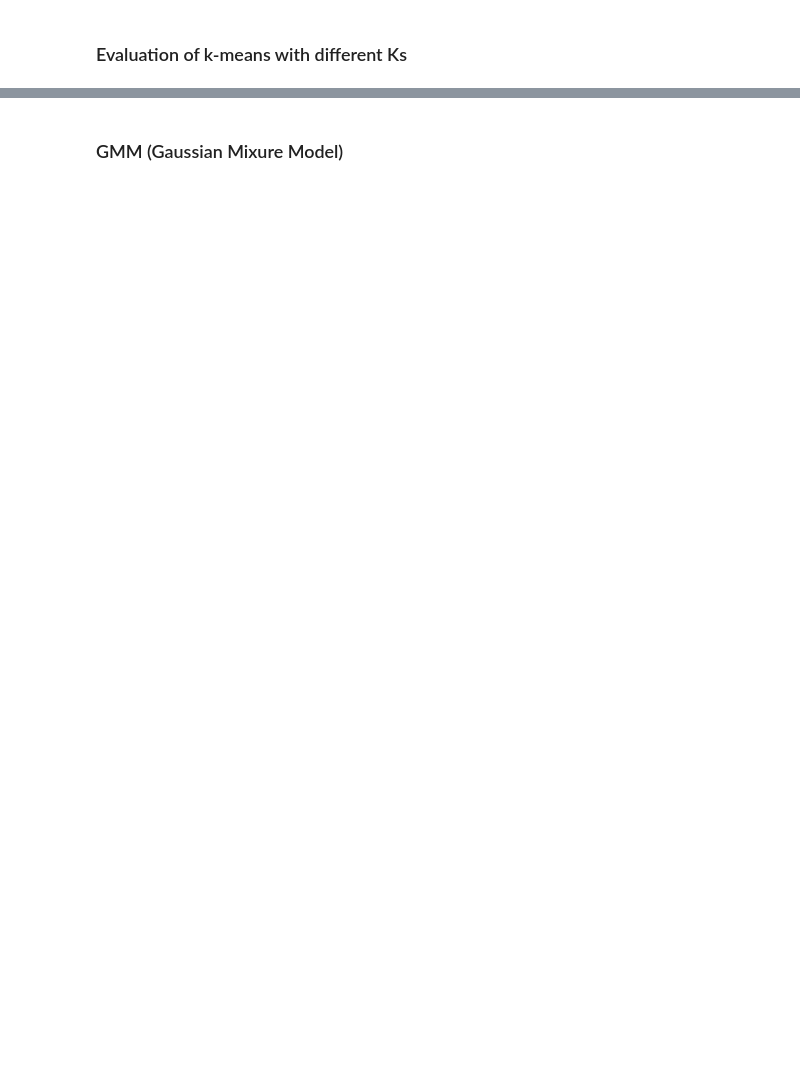
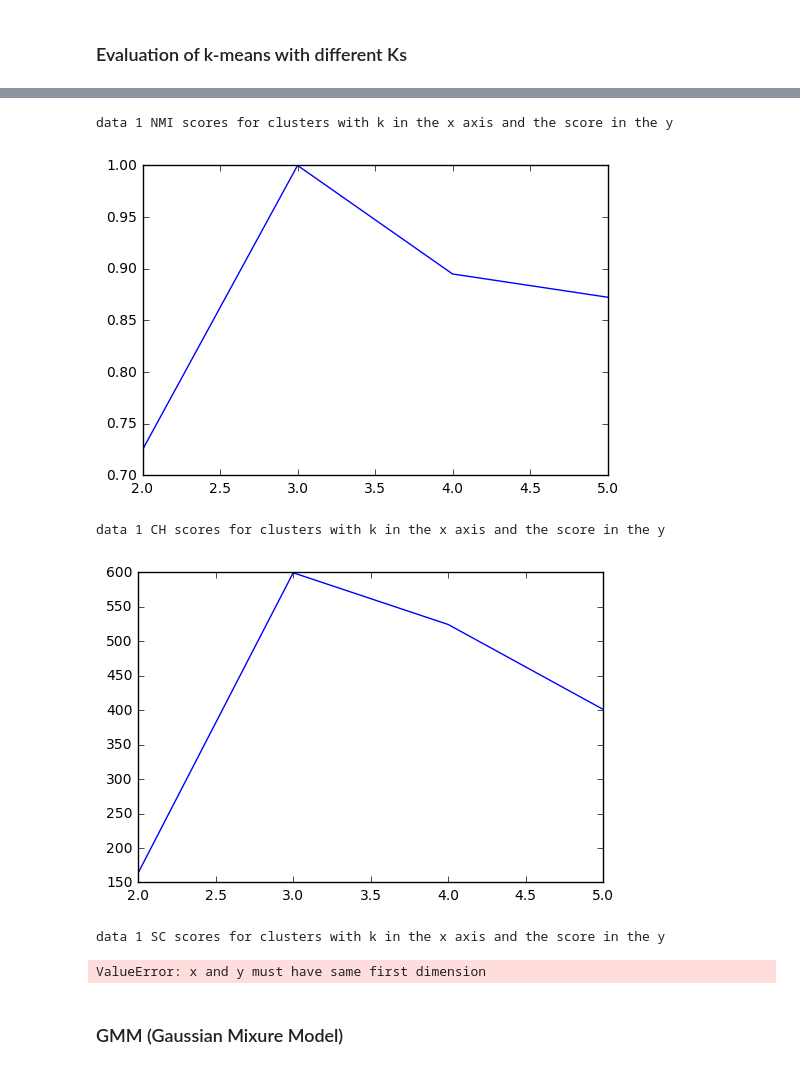
Before and after one commit to mahaalkh/CS6220_DataMining, a Jupyter notebook: Maha_Alkhairy_CS6220_HW4/HW4_MahaAlkhairy/HW4_MahaAlkhairy.ipynb, the cells around one changed output, grey strips where cells are left out. Cells and saved outputs as stored; diff of their text form; code cells hidden in the pictures; blank space fills up the shorter version.

Commit message:
just finish question 3 and scan the written part :) and maybe fix some errors

```diff
--- a/Maha_Alkhairy_CS6220_HW4/HW4_MahaAlkhairy/HW4_MahaAlkhairy.ipynb
+++ b/Maha_Alkhairy_CS6220_HW4/HW4_MahaAlkhairy/HW4_MahaAlkhairy.ipynb
@@ -769,14 +781,14 @@ def get_clustering_scores_k_means(data_matrix, true_labels, clusterings_sse):
     return (NMI, SC, CH, sse)
 # %%
 scores_clustering_data1 = [get_clustering_scores_k_means(data1_matrix, data1_labels, data1_cluster_assignments[i])
-                           for i in range(5)]
+                           for i in range(4)]
 
 print("========================= scores for data 2 =========================")
 
 scores_clustering_data2 = [get_clustering_scores_k_means(data2_matrix, data2_labels, data2_cluster_assignments[i])
-                           for i in range(5)]
+                           for i in range(4)]
 
 print("========================= scores for data 3 =========================")
 
 scores_clustering_data3 = [get_clustering_scores_k_means(data3_matrix, data3_labels, data3_cluster_assignments[i])
-                           for i in range(5)]
+                           for i in range(4)]
@@ -818,11 +848,11 @@ for NMI, SC, CH, sse in scores_clustering_data3:
 
 #######################################
 print("data 1 NMI scores for clusters with k in the x axis and the score in the y")
-plt.plot([1, 2, 3, 4, 5], NMI_data1)
+plt.plot([2, 3, 4, 5], NMI_data1)
 plt.show()
 
 print("data 1 CH scores for clusters with k in the x axis and the score in the y")
-plt.plot([2, 3, 4, 5], CH_data1[1:])
+plt.plot([2, 3, 4, 5], CH_data1)
 plt.show()
 
 print("data 1 SC scores for clusters with k in the x axis and the score in the y")
@@ -830,47 +860,54 @@ plt.plot([2, 3, 4, 5], SC_data1[1:])
 plt.show()
 
 print("data 1 sse scores for clusters with k in the x axis and the score in the y")
-plt.plot([1, 2, 3, 4, 5], sse_data1)
+plt.plot([2, 3, 4, 5], sse_data1)
 plt.show()
 
 
 #######################################
 
 print("data 2 NMI scores for clusters with k in the x axis and the score in the y")
-plt.plot([1, 2, 3, 4, 5], NMI_data2)
+plt.plot([2, 3, 4, 5], NMI_data2)
 plt.show()
 
 print("data 2 CH scores for clusters with k in the x axis and the score in the y")
-plt.plot([2, 3, 4, 5], CH_data2[1:])
+plt.plot([2, 3, 4, 5], CH_data2)
 plt.show()
 
 
 print("data 2 SC scores for clusters with k in the x axis and the score in the y")
-plt.plot([2, 3, 4, 5], SC_data2[1:])
+plt.plot([2, 3, 4, 5], SC_data2)
 plt.show()
 
 
 print("data 2 sse scores for clusters with k in the x axis and the score in the y")
-plt.plot([1, 2, 3, 4, 5], sse_data2)
+plt.plot([2, 3, 4, 5], sse_data2)
 plt.show()
 
 
 #######################################
 print("data 3 NMI scores for clusters with k in the x axis and the score in the y")
-plt.plot([1, 2, 3, 4, 5], NMI_data3)
+plt.plot([2, 3, 4, 5], NMI_data3)
 plt.show()
 
 print("data 3 CH scores for clusters with k in the x axis and the score in the y")
-plt.plot([2, 3, 4, 5], CH_data3[1:])
+plt.plot([2, 3, 4, 5], CH_data3)
 plt.show()
 
 print("data 3 SC scores for clusters with k in the x axis and the score in the y")
-plt.plot([2, 3, 4, 5], SC_data3[1:])
+plt.plot([2, 3, 4, 5], SC_data3)
 plt.show()
 
 print("data 3 sse scores for clusters with k in the x axis and the score in the y")
-plt.plot([1, 2, 3, 4, 5], sse_data3)
+plt.plot([2, 3, 4, 5], sse_data3)
 plt.show()
+# %% [output]
+data 1 NMI scores for clusters with k in the x axis and the score in the y
+[figure, added]
+data 1 CH scores for clusters with k in the x axis and the score in the y
+[figure, added]
+data 1 SC scores for clusters with k in the x axis and the score in the y
+ValueError: x and y must have same first dimension
 # %% [markdown]
 ### GMM (Gaussian Mixure Model)
 # %%
```
Also changed, not shown: parts of 8 cells of this notebook.
